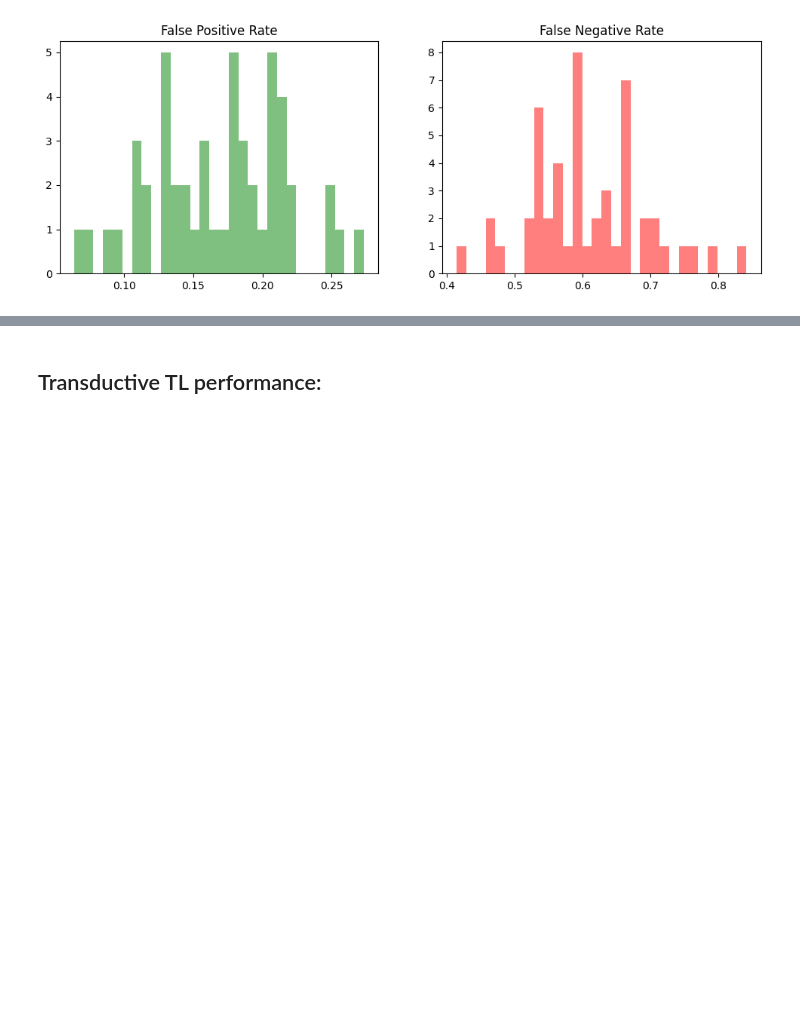
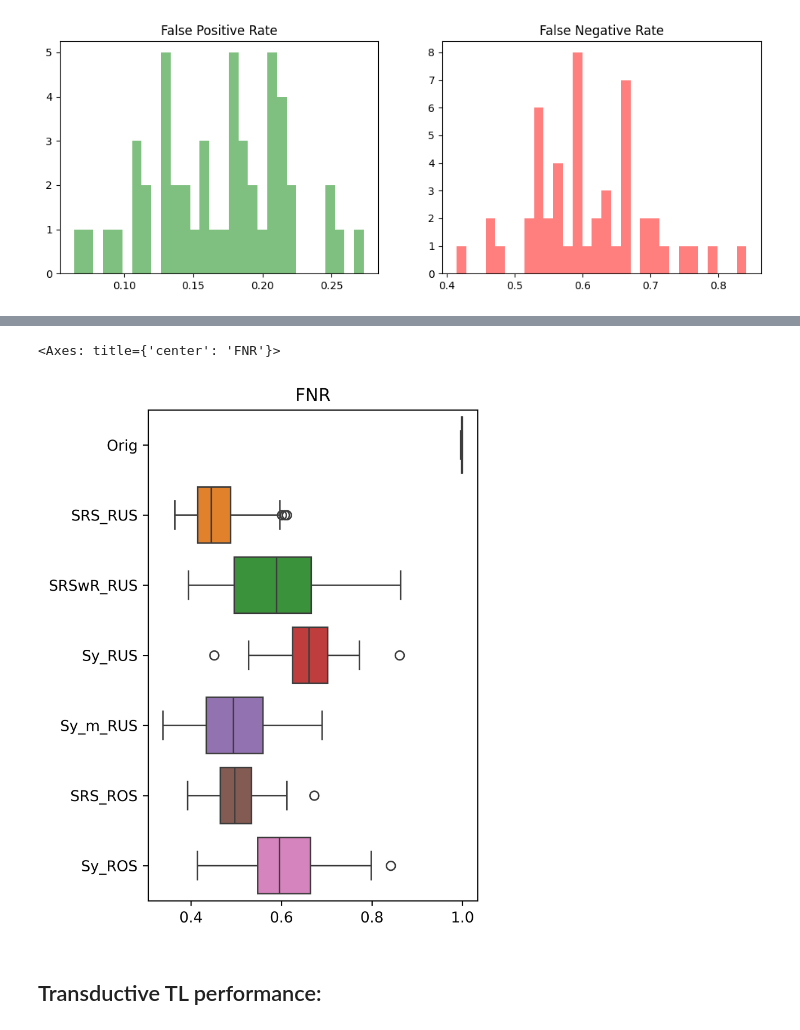
Before and after one commit to AndreiAf02/STAT561_Project, a Jupyter notebook: STAT561_Fine_Tuning_Performance_Analysis.ipynb, the cells around one changed output, grey strips where cells are left out. Saved outputs shown, nothing was run; the diff lists cells and outputs as text; code cells hidden in the pictures; blank space fills up the shorter version.

```diff
--- a/STAT561_Fine_Tuning_Performance_Analysis.ipynb
+++ b/STAT561_Fine_Tuning_Performance_Analysis.ipynb
@@ -279,3 +342,25 @@ Standard error: 0.012425666521500258
+# %%
+FNR = pd.DataFrame()
+
+DF = FNR
+
+DF['Orig'] = orig_FNR
+DF['SRS_RUS'] = SRS_FNR
+DF['SRSwR_RUS'] = SRSwR_FNR
+DF['Sy_RUS'] = Sy_FNR
+DF['Sy_m_RUS'] = Sym_FNR
+DF['SRS_ROS'] = SRS_ROS_FNR
+DF['Sy_ROS'] = Sy_ROS_FNR
+# %%
+dataset = FNR
+
+plt.figure(figsize=(4,6), dpi=600)
+plt.title('FNR')
+sns.boxplot([dataset['Orig'], dataset['SRS_RUS'], dataset['SRSwR_RUS'],
+             dataset['Sy_RUS'], dataset['Sy_m_RUS'], dataset['SRS_ROS'], dataset['Sy_ROS']], orient='h')
+# %% [output]
+<Axes: title={'center': 'FNR'}>
+[figure, added]
 # %% [markdown]
 ## Transductive TL performance:
 # %%
```
Also changed, not shown: parts of 23 cells of this notebook.
